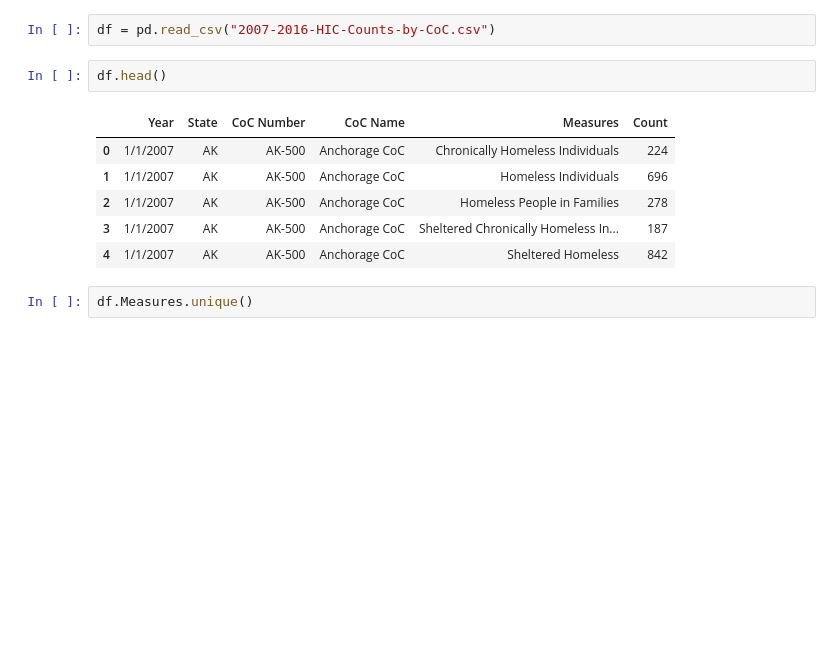
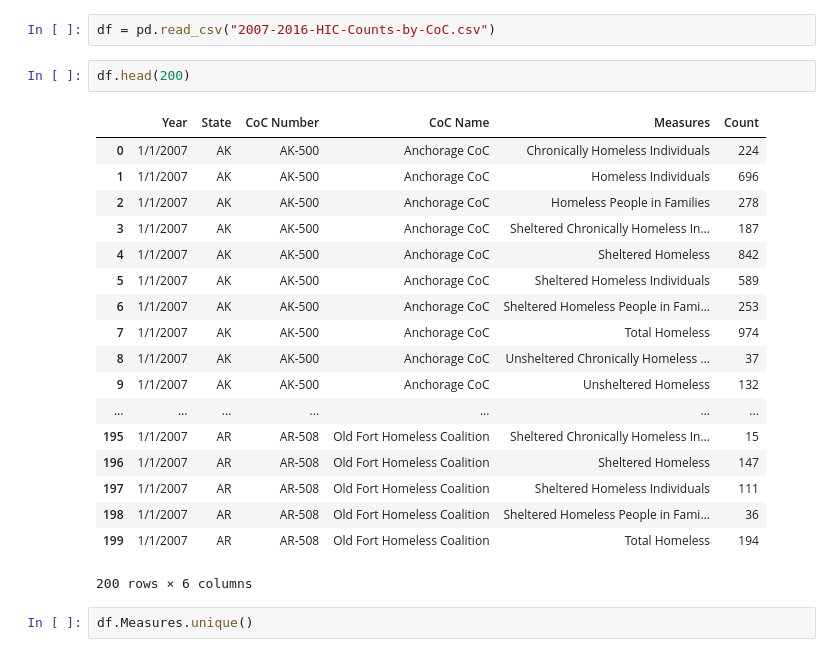
Before and after one commit to cathrinesot/studioprojects, a Jupyter notebook: code/homeless/Homeless People in the US.ipynb, the cells around one changed output. Cells and saved outputs as stored; diff of their text form; blank space fills up the shorter version.

```diff
--- a/code/homeless/Homeless People in the US.ipynb
+++ b/code/homeless/Homeless People in the US.ipynb
@@ -22,14 +57,26 @@ states.head()
 # %%
 df = pd.read_csv("2007-2016-HIC-Counts-by-CoC.csv")
 # %%
-df.head()
+df.head(200)
 # %% [output]
 |  | Year | State | CoC Number | CoC Name | Measures | Count |
 | 0 | 1/1/2007 | AK | AK-500 | Anchorage CoC | Chronically Homeless Individuals | 224 |
 | 1 | 1/1/2007 | AK | AK-500 | Anchorage CoC | Homeless Individuals | 696 |
 | 2 | 1/1/2007 | AK | AK-500 | Anchorage CoC | Homeless People in Families | 278 |
 | 3 | 1/1/2007 | AK | AK-500 | Anchorage CoC | Sheltered Chronically Homeless In... | 187 |
 | 4 | 1/1/2007 | AK | AK-500 | Anchorage CoC | Sheltered Homeless | 842 |
+| 5 | 1/1/2007 | AK | AK-500 | Anchorage CoC | Sheltered Homeless Individuals | 589 |
+| 6 | 1/1/2007 | AK | AK-500 | Anchorage CoC | Sheltered Homeless People in Fami... | 253 |
+| 7 | 1/1/2007 | AK | AK-500 | Anchorage CoC | Total Homeless | 974 |
+| 8 | 1/1/2007 | AK | AK-500 | Anchorage CoC | Unsheltered Chronically Homeless ... | 37 |
+| 9 | 1/1/2007 | AK | AK-500 | Anchorage CoC | Unsheltered Homeless | 132 |
+| ... | ... | ... | ... | ... | ... | ... |
+| 195 | 1/1/2007 | AR | AR-508 | Old Fort Homeless Coalition | Sheltered Chronically Homeless In... | 15 |
+| 196 | 1/1/2007 | AR | AR-508 | Old Fort Homeless Coalition | Sheltered Homeless | 147 |
+| 197 | 1/1/2007 | AR | AR-508 | Old Fort Homeless Coalition | Sheltered Homeless Individuals | 111 |
+| 198 | 1/1/2007 | AR | AR-508 | Old Fort Homeless Coalition | Sheltered Homeless People in Fami... | 36 |
+| 199 | 1/1/2007 | AR | AR-508 | Old Fort Homeless Coalition | Total Homeless | 194 |
+200 rows × 6 columns
 # %%
 df.Measures.unique()
 # %% [output]
```
Also changed, not shown: parts of 48 cells of this notebook, 7 other files.
